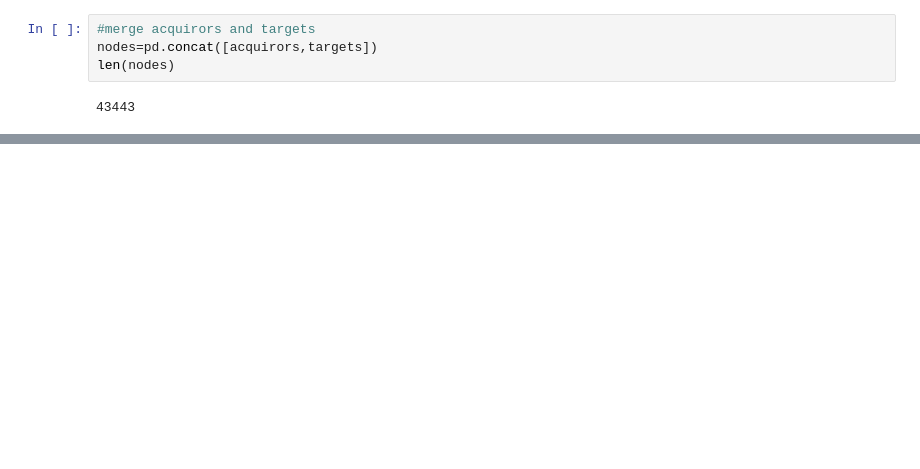
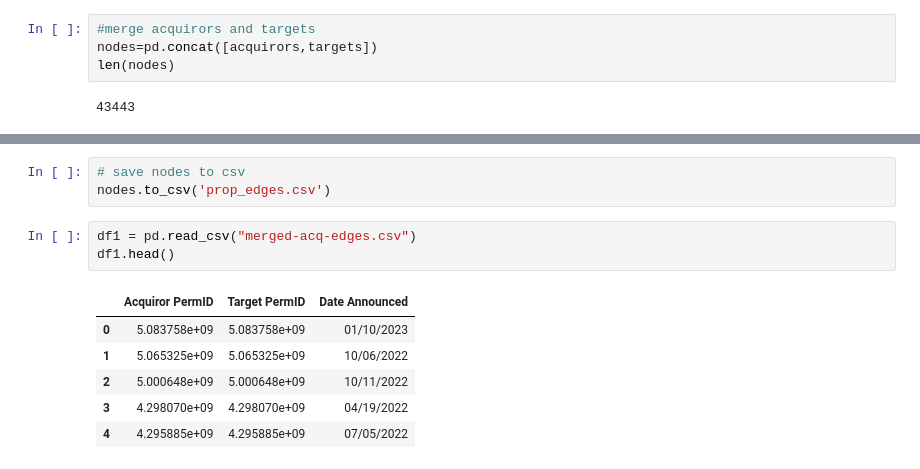
Before and after one commit to haochenzmax/Predicting_MnA-main, a Jupyter notebook: New_graph_exp/FeatureMapping.ipynb, the cells around one changed output, grey strips where cells are left out. Saved outputs shown, nothing was run; the diff lists cells and outputs as text; blank space fills up the shorter version.

```diff
--- a/New_graph_exp/FeatureMapping.ipynb
+++ b/New_graph_exp/FeatureMapping.ipynb
@@ -295,0 +301,13 @@ nodes
+# %%
+# save nodes to csv
+nodes.to_csv('prop_edges.csv')
+# %%
+df1 = pd.read_csv("merged-acq-edges.csv")
+df1.head()
+# %% [output]
+|  | Acquiror PermID | Target PermID | Date Announced |
+| 0 | 5.083758e+09 | 5.083758e+09 | 01/10/2023 |
+| 1 | 5.065325e+09 | 5.065325e+09 | 10/06/2022 |
+| 2 | 5.000648e+09 | 5.000648e+09 | 10/11/2022 |
+| 3 | 4.298070e+09 | 4.298070e+09 | 04/19/2022 |
+| 4 | 4.295885e+09 | 4.295885e+09 | 07/05/2022 |
```
Also changed, not shown: parts of 14 cells of this notebook, 1 other file.
